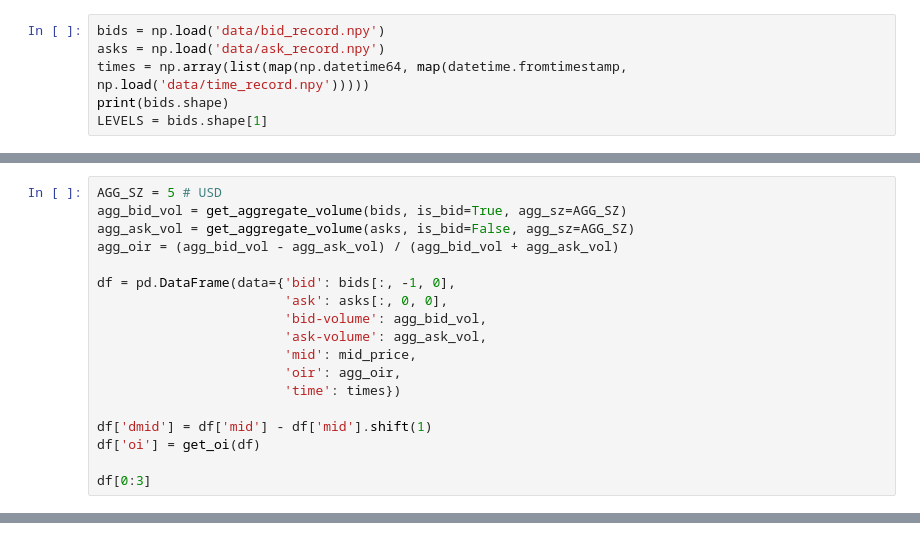
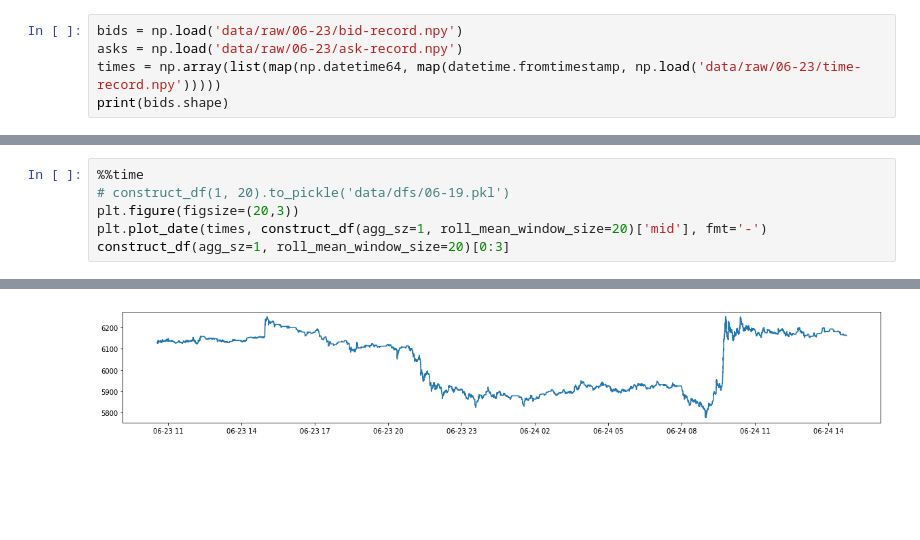
Before and after one commit to inmensustrading/inmensus, a Jupyter notebook: research/book-pressure/analysis-v2.ipynb, the cells around one changed output, grey strips where cells are left out. Drawn from its saved outputs; the diff is of its cells as text; blank space fills up the shorter version.

```diff
--- a/research/book-pressure/analysis-v2.ipynb
+++ b/research/book-pressure/analysis-v2.ipynb
@@ -7,9 +10,8 @@ import pandas as pd
 %matplotlib inline
 import matplotlib.pyplot as plt
 # %%
-bids = np.load('data/bid_record.npy')
-asks = np.load('data/ask_record.npy')
-times = np.array(list(map(np.datetime64, map(datetime.fromtimestamp, np.load('data/time_record.npy')))))
+bids = np.load('data/raw/06-23/bid-record.npy')
+asks = np.load('data/raw/06-23/ask-record.npy')
+times = np.array(list(map(np.datetime64, map(datetime.fromtimestamp, np.load('data/raw/06-23/time-record.npy')))))
 print(bids.shape)
-LEVELS = bids.shape[1]
 # %% [output]
@@ -67,18 +18,0 @@ def get_oi(df):
-# %%
-AGG_SZ = 5 # USD
-agg_bid_vol = get_aggregate_volume(bids, is_bid=True, agg_sz=AGG_SZ)
-agg_ask_vol = get_aggregate_volume(asks, is_bid=False, agg_sz=AGG_SZ)
-agg_oir = (agg_bid_vol - agg_ask_vol) / (agg_bid_vol + agg_ask_vol)
-
-df = pd.DataFrame(data={'bid': bids[:, -1, 0],
-                        'ask': asks[:, 0, 0],
-                        'bid-volume': agg_bid_vol,
-                        'ask-volume': agg_ask_vol,
-                        'mid': mid_price,
-                        'oir': agg_oir,
-                        'time': times})
-
-df['dmid'] = df['mid'] - df['mid'].shift(1)
-df['oi'] = get_oi(df)
-
-df[0:3]
@@ -121,0 +72,7 @@ plt.bar(lags, [df['oir'].corr(df['dmid'].shift(lag)) for lag in lags]), plt.titl
+# %%
+%%time
+# construct_df(1, 20).to_pickle('data/dfs/06-19.pkl')
+plt.figure(figsize=(20,3))
+plt.plot_date(times, construct_df(agg_sz=1, roll_mean_window_size=20)['mid'], fmt='-')
+construct_df(agg_sz=1, roll_mean_window_size=20)[0:3]
+# %% [output]
@@ -121,0 +81 @@ plt.bar(lags, [df['oir'].corr(df['dmid'].shift(lag)) for lag in lags]), plt.titl
+[figure, added]
```
Also changed, not shown: parts of 10 cells of this notebook, 2 other files.
